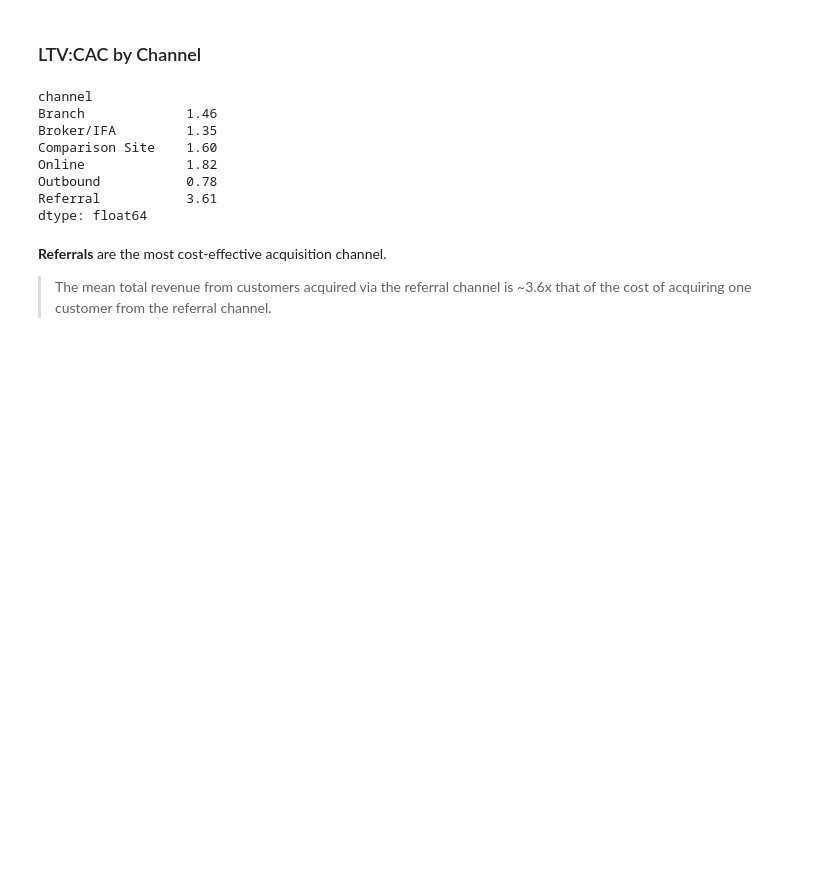
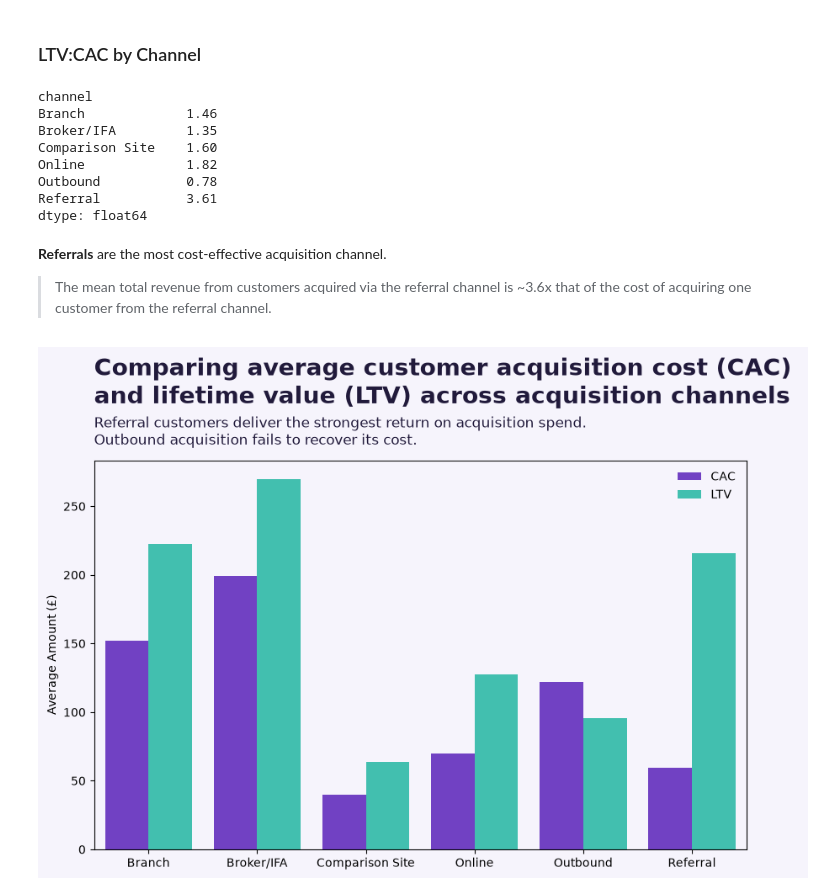
Before and after one commit to esmerowbotham-tech/Money-Craft-Project, a Jupyter notebook: insights.ipynb, the cells around one changed output. Saved outputs shown, nothing was run; the diff lists cells and outputs as text; code cells hidden in the pictures; blank space fills up the shorter version.

Commit message:
created visuals for CAC LTV and LTV:CAC

```diff
--- a/insights.ipynb
+++ b/insights.ipynb
@@ -6,6 +6,13 @@ import numpy as np
 import matplotlib.pyplot as plt
 import seaborn as sns
 %matplotlib inline
+
+graph_colours = ['#6C2BD9', '#8B5CF6',"#2DD4BF"]
+title_label_colour = '#211A3B'
+
+plt.rcParams['figure.facecolor'] = '#F6F4FC' # Outer figure background
+plt.rcParams['axes.facecolor'] = '#F6F4FC'    # Inner plot background
+plt.rcParams['savefig.facecolor'] = '#F6F4FC'
 # %%
 scv = pd.read_csv('moneycraft_customer_view.csv')
 
@@ -121,5 +128,6 @@ Referral           1875
 Name: customer_id, dtype: int64
 # %%
 cac = (channel_spend / customers_per_channel).round(2)
+cac = pd.DataFrame(cac).rename(columns={0: 'CAC'})
 cac
 # %% [output]
@@ -135,5 +143,7 @@ dtype: float64
 ### LTV by Channel
 # %%
 ltv = scv.groupby('channel')['total_revenue'].mean().round(2)
+
+ltv = pd.DataFrame(ltv).rename(columns={'total_revenue': 'LTV'})
 ltv
 # %% [output]
@@ -163,3 +173,39 @@ dtype: float64
 **Referrals** are the most cost-effective acquisition channel.
 
 >The mean total revenue from customers acquired via the referral channel is ~3.6x that of the cost of acquiring one customer from the referral channel.
+# %%
+# df to plot LTV and CAC
+df = pd.DataFrame({
+    'CAC': cac['CAC'],
+    'LTV': ltv['LTV']
+})
+
+# Convert to long format
+df = df.reset_index().melt(
+    id_vars='channel',
+    value_vars=['CAC', 'LTV'],
+    var_name='Metric',
+    value_name='Amount'
+)
+
+plt.figure(figsize=(10, 6))
+
+sns.barplot(
+    data=df,
+    x='channel',
+    y='Amount',
+    hue='Metric',
+    palette=[graph_colours[0], graph_colours[2]]
+)
+
+plt.text(-0.5, 325, '''Comparing average customer acquisition cost (CAC)
+and lifetime value (LTV) across acquisition channels''', size=20, weight='bold', color=title_label_colour)
+plt.text(-0.5, 295, '''Referral customers deliver the strongest return on acquisition spend.
+Outbound acquisition fails to recover its cost.''', size=12, color=title_label_colour)
+plt.xlabel('')
+plt.ylabel('Average Amount (£)')
+plt.legend(frameon=False)
+
+plt.show()
+# %% [output]
+[figure, added]
```
Also changed, not shown: parts of 3 cells of this notebook.
